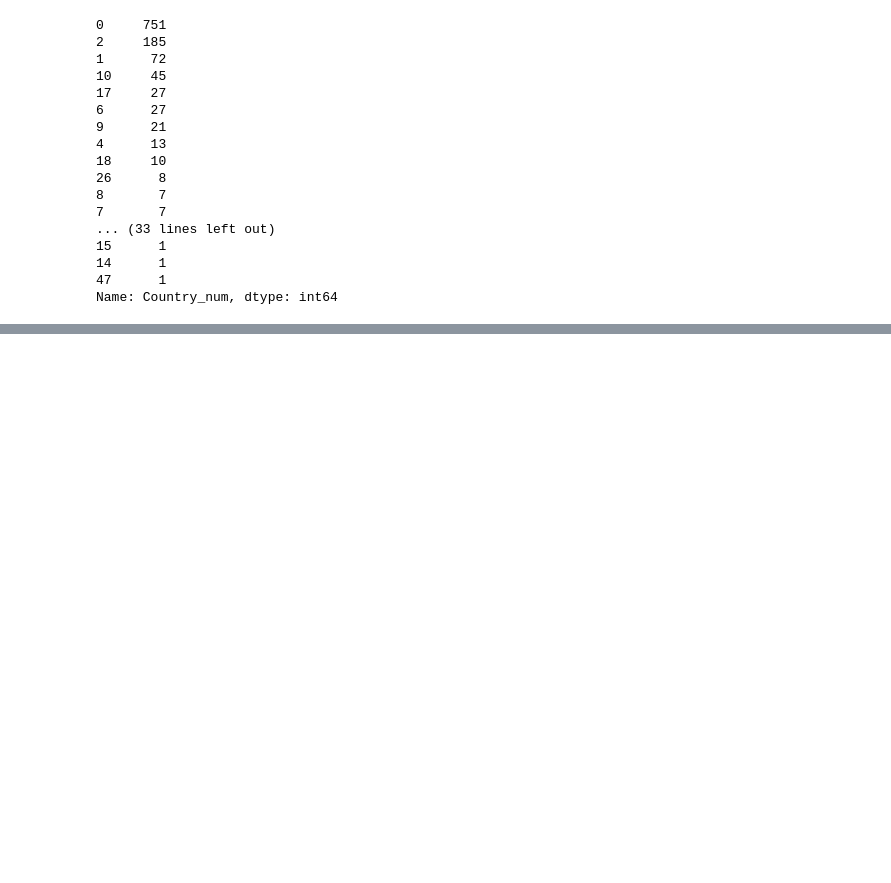
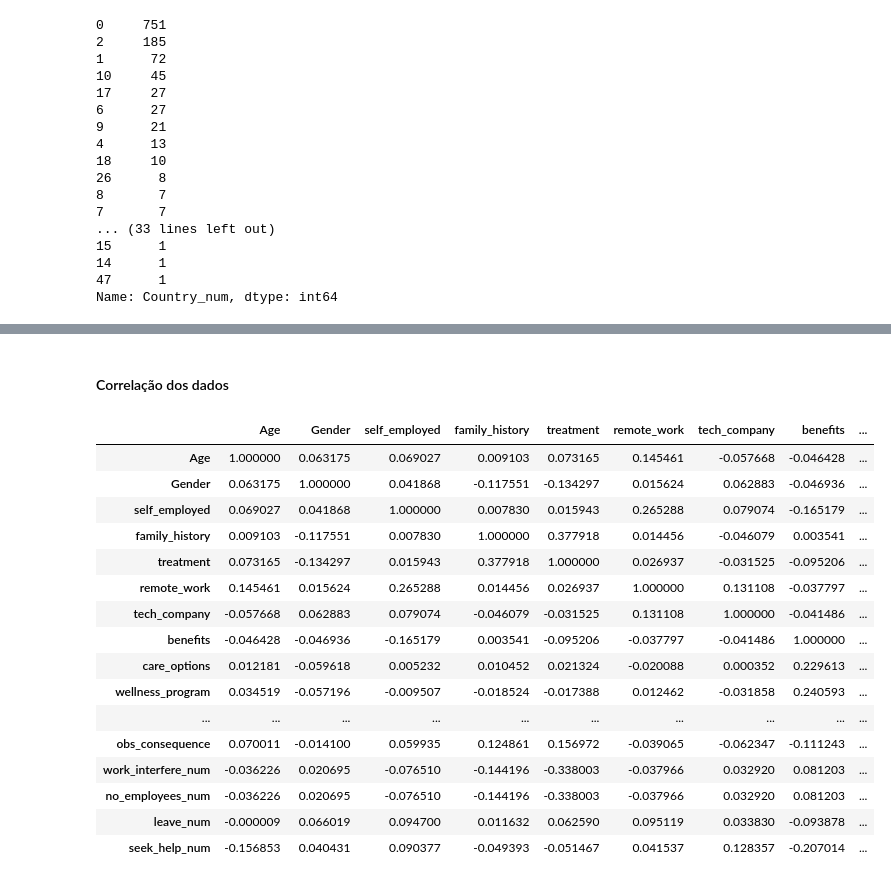
Before and after one commit to lucianawaka/datasets_mental_health, a Jupyter notebook: 1 - Mental Helth in Tech Survey/Mental Health in Tech Survey.ipynb, the cells around one changed output, grey strips where cells are left out. Drawn from its saved outputs; the diff is of its cells as text; code cells hidden in the pictures; blank space fills up the shorter version.

```diff
--- a/1 - Mental Helth in Tech Survey/Mental Health in Tech Survey.ipynb
+++ b/1 - Mental Helth in Tech Survey/Mental Health in Tech Survey.ipynb
@@ -746,0 +773,22 @@ features.dr
+# %% [markdown]
+#### Correlação dos dados
+# %%
+features.corr()
+# %% [output]
+|  | Age | Gender | self_employed | family_history | treatment | remote_work | tech_company | benefits | ... |
+| Age | 1.000000 | 0.063175 | 0.069027 | 0.009103 | 0.073165 | 0.145461 | -0.057668 | -0.046428 | ... |
+| Gender | 0.063175 | 1.000000 | 0.041868 | -0.117551 | -0.134297 | 0.015624 | 0.062883 | -0.046936 | ... |
+| self_employed | 0.069027 | 0.041868 | 1.000000 | 0.007830 | 0.015943 | 0.265288 | 0.079074 | -0.165179 | ... |
+| family_history | 0.009103 | -0.117551 | 0.007830 | 1.000000 | 0.377918 | 0.014456 | -0.046079 | 0.003541 | ... |
+| treatment | 0.073165 | -0.134297 | 0.015943 | 0.377918 | 1.000000 | 0.026937 | -0.031525 | -0.095206 | ... |
+| remote_work | 0.145461 | 0.015624 | 0.265288 | 0.014456 | 0.026937 | 1.000000 | 0.131108 | -0.037797 | ... |
+| tech_company | -0.057668 | 0.062883 | 0.079074 | -0.046079 | -0.031525 | 0.131108 | 1.000000 | -0.041486 | ... |
+| benefits | -0.046428 | -0.046936 | -0.165179 | 0.003541 | -0.095206 | -0.037797 | -0.041486 | 1.000000 | ... |
+| care_options | 0.012181 | -0.059618 | 0.005232 | 0.010452 | 0.021324 | -0.020088 | 0.000352 | 0.229613 | ... |
+| wellness_program | 0.034519 | -0.057196 | -0.009507 | -0.018524 | -0.017388 | 0.012462 | -0.031858 | 0.240593 | ... |
+| ... | ... | ... | ... | ... | ... | ... | ... | ... | ... |
+| obs_consequence | 0.070011 | -0.014100 | 0.059935 | 0.124861 | 0.156972 | -0.039065 | -0.062347 | -0.111243 | ... |
+| work_interfere_num | -0.036226 | 0.020695 | -0.076510 | -0.144196 | -0.338003 | -0.037966 | 0.032920 | 0.081203 | ... |
+| no_employees_num | -0.036226 | 0.020695 | -0.076510 | -0.144196 | -0.338003 | -0.037966 | 0.032920 | 0.081203 | ... |
+| leave_num | -0.000009 | 0.066019 | 0.094700 | 0.011632 | 0.062590 | 0.095119 | 0.033830 | -0.093878 | ... |
+| seek_help_num | -0.156853 | 0.040431 | 0.090377 | -0.049393 | -0.051467 | 0.041537 | 0.128357 | -0.207014 | ... |
```
Also changed, not shown: parts of 5 cells of this notebook.
